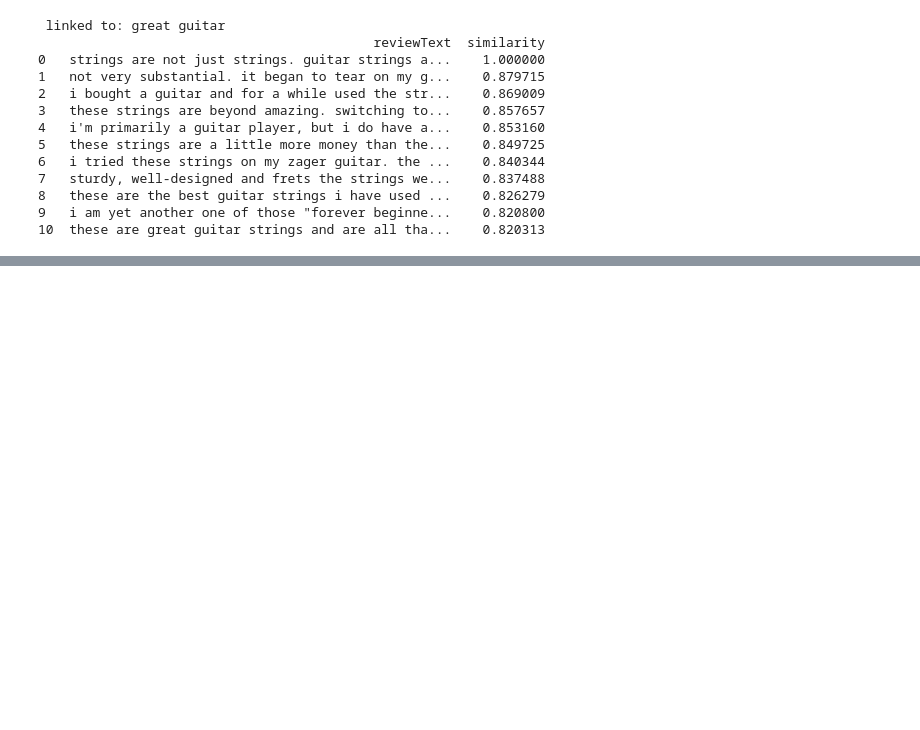
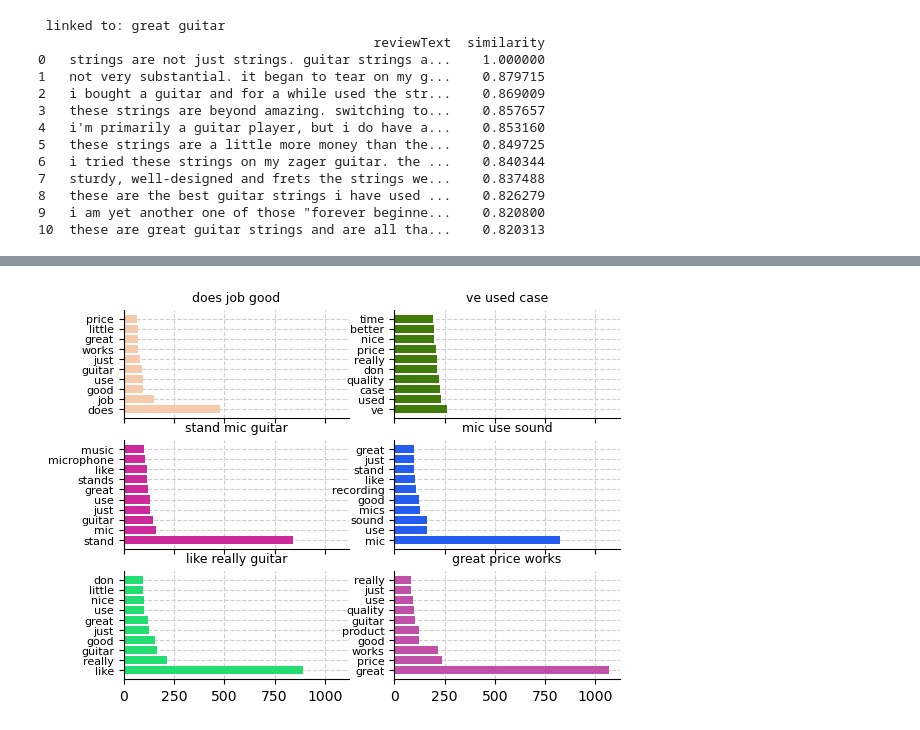
Before and after one commit to kcj-coding/Python-coding, a Jupyter notebook: basic_recommender_system_python.ipynb, the cells around one changed output, grey strips where cells are left out. Cells and saved outputs as stored; diff of their text form; code cells hidden in the pictures; blank space fills up the shorter version.

```diff
--- a/basic_recommender_system_python.ipynb
+++ b/basic_recommender_system_python.ipynb
@@ -144,0 +250,30 @@ print(get_recommendations(chkr, cosine_sim, indices))
+# %%
+# Visualise first 6 clusters
+cluster_range = 6
+
+# rank top 10 words for each cluster in cluster range
+def clusters_rank_words_by_tfidf(word_list, cluster_range):
+    df_cluster_range1 = pd.DataFrame()
+    for i in range(0,cluster_range):
+        df_rev = df[df.Cluster == clusters[i]]
+        indices = df_rev.index
+
+        summed_tfidf = np.asarray(tfidf_matrix[indices].sum(axis=0))[0]
+        data = {'Word': word_list,
+            'Summed TFIDF': summed_tfidf}
+        #df_cluster_range.append(data)
+        df_cluster_range = pd.DataFrame(data).sort_values('Summed TFIDF', ascending=False)
+        df_cluster_range = df_cluster_range[:10] # top 10
+        df_cluster_range['cluster'] = i
+        df_cluster_range1 = pd.concat([df_cluster_range1,df_cluster_range])
+    #df_cluster_range.to_frame()
+    return df_cluster_range1
+    #return pd.DataFrame(data).sort_values('Summed TFIDF', ascending=False)
+
+test = clusters_rank_words_by_tfidf(words,cluster_range)
+
+# graph these
+df_to_use = test # top 10
+six_bar_graph('Word','Summed TFIDF','Word','Score','Word scores')
+# %% [output]
+[figure, added]
```
Also changed, not shown: parts of 7 cells of this notebook.
